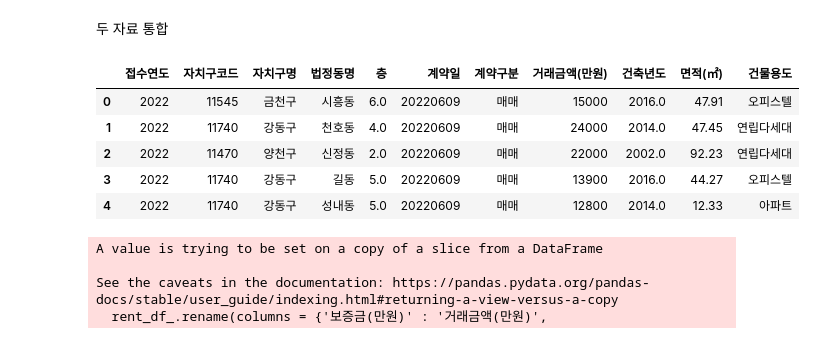
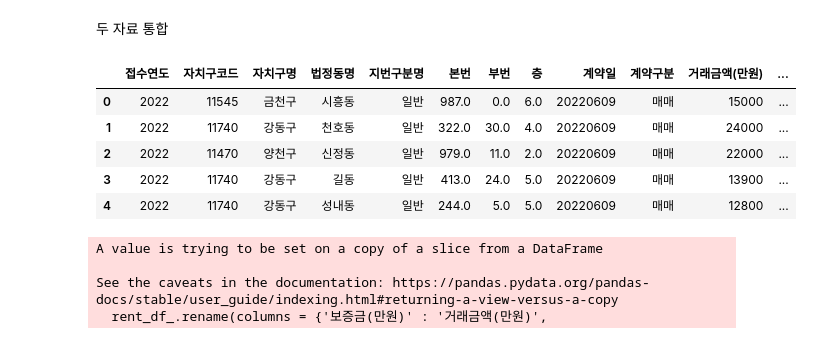
Before and after one commit to UpEon/project_land, a Jupyter notebook: jse_land/1_Data_Pull.ipynb, the cells around one changed output. Saved outputs shown, nothing was run; the diff lists cells and outputs as text; code cells hidden in the pictures.

```diff
--- a/jse_land/1_Data_Pull.ipynb
+++ b/jse_land/1_Data_Pull.ipynb
@@ -216,25 +216,25 @@ rent_df_.shape
 # %%
 # 매매, 전세 자료 통합전 정리
 
 # 매매 신규 컬럼
 trade_df['계약구분'] = np.NaN
 trade_df['계약구분'] = trade_df['계약구분'].fillna('매매')
 trade_df['면적(㎡)'] = trade_df['건물면적(㎡)'] + trade_df['토지면적(㎡)']
 # 컬럼명 변경
 trade_df.rename(columns = {'물건금액(만원)' : '거래금액(만원)'}, inplace = True)
 
 # 변경 컬럼 포함하여 사용할 내용만 남기기
-trade_df_ = trade_df[['접수연도','자치구코드','자치구명','법정동명','층','계약일','계약구분',
+trade_df_ = trade_df[['접수연도','자치구코드','자치구명','법정동명','지번구분명','본번','부번','층','계약일','계약구분',
 '거래금액(만원)','건축년도','면적(㎡)','건물용도']]
 
 trade_df_.head()
 # %% [output]
-|  | 접수연도 | 자치구코드 | 자치구명 | 법정동명 | 층 | 계약일 | 계약구분 | 거래금액(만원) | 건축년도 | 면적(㎡) | 건물용도 |
-| 0 | 2022 | 11545 | 금천구 | 시흥동 | 6.0 | 20220609 | 매매 | 15000 | 2016.0 | 47.91 | 오피스텔 |
-| 1 | 2022 | 11740 | 강동구 | 천호동 | 4.0 | 20220609 | 매매 | 24000 | 2014.0 | 47.45 | 연립다세대 |
-| 2 | 2022 | 11470 | 양천구 | 신정동 | 2.0 | 20220609 | 매매 | 22000 | 2002.0 | 92.23 | 연립다세대 |
-| 3 | 2022 | 11740 | 강동구 | 길동 | 5.0 | 20220609 | 매매 | 13900 | 2016.0 | 44.27 | 오피스텔 |
-| 4 | 2022 | 11740 | 강동구 | 성내동 | 5.0 | 20220609 | 매매 | 12800 | 2014.0 | 12.33 | 아파트 |
+|  | 접수연도 | 자치구코드 | 자치구명 | 법정동명 | 지번구분명 | 본번 | 부번 | 층 | 계약일 | 계약구분 | 거래금액(만원) | ... |
+| 0 | 2022 | 11545 | 금천구 | 시흥동 | 일반 | 987.0 | 0.0 | 6.0 | 20220609 | 매매 | 15000 | ... |
+| 1 | 2022 | 11740 | 강동구 | 천호동 | 일반 | 322.0 | 30.0 | 4.0 | 20220609 | 매매 | 24000 | ... |
+| 2 | 2022 | 11470 | 양천구 | 신정동 | 일반 | 979.0 | 11.0 | 2.0 | 20220609 | 매매 | 22000 | ... |
+| 3 | 2022 | 11740 | 강동구 | 길동 | 일반 | 413.0 | 24.0 | 5.0 | 20220609 | 매매 | 13900 | ... |
+| 4 | 2022 | 11740 | 강동구 | 성내동 | 일반 | 244.0 | 5.0 | 5.0 | 20220609 | 매매 | 12800 | ... |
 # %%
 # 전세 컬럼 수정
 
```
Also changed, not shown: parts of 3 cells of this notebook, 1 other file.
